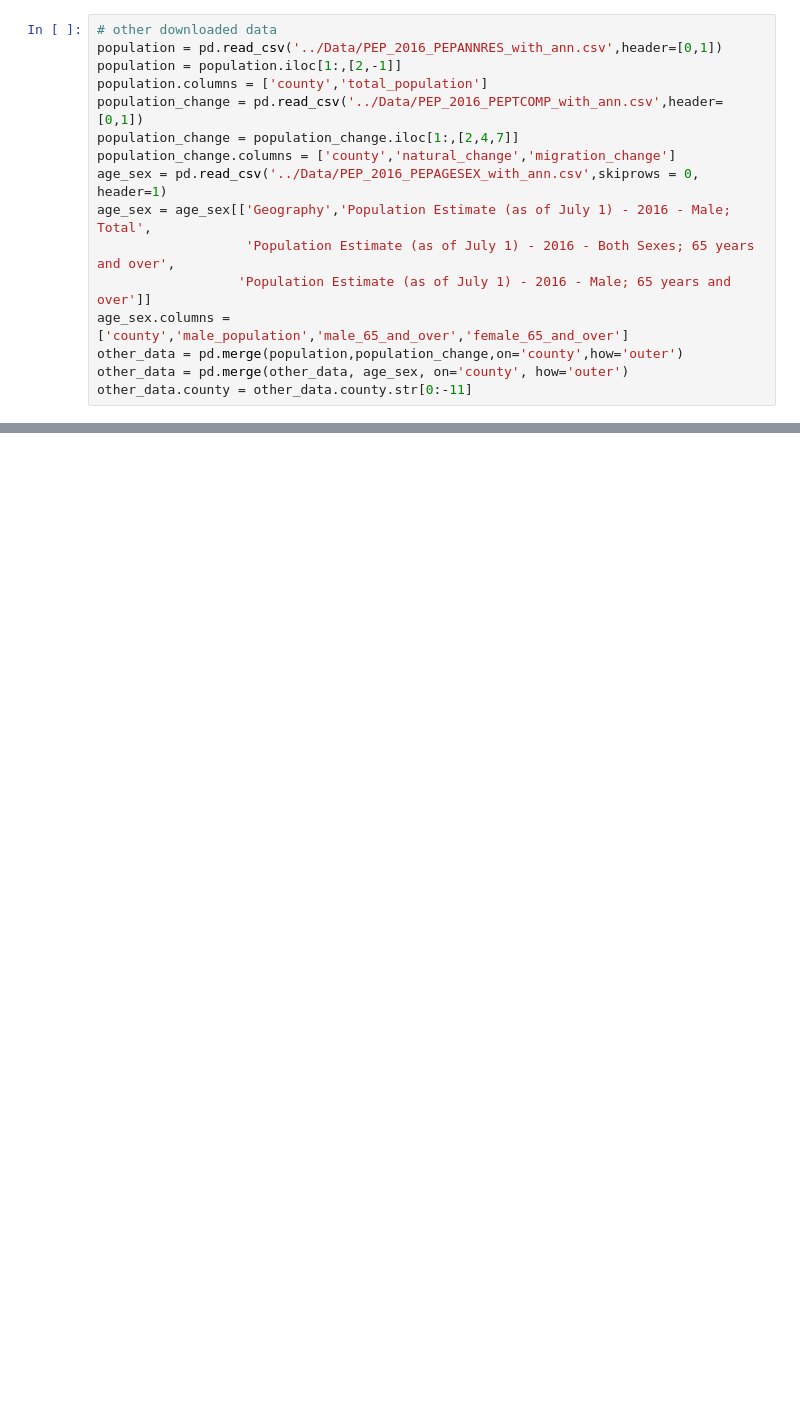
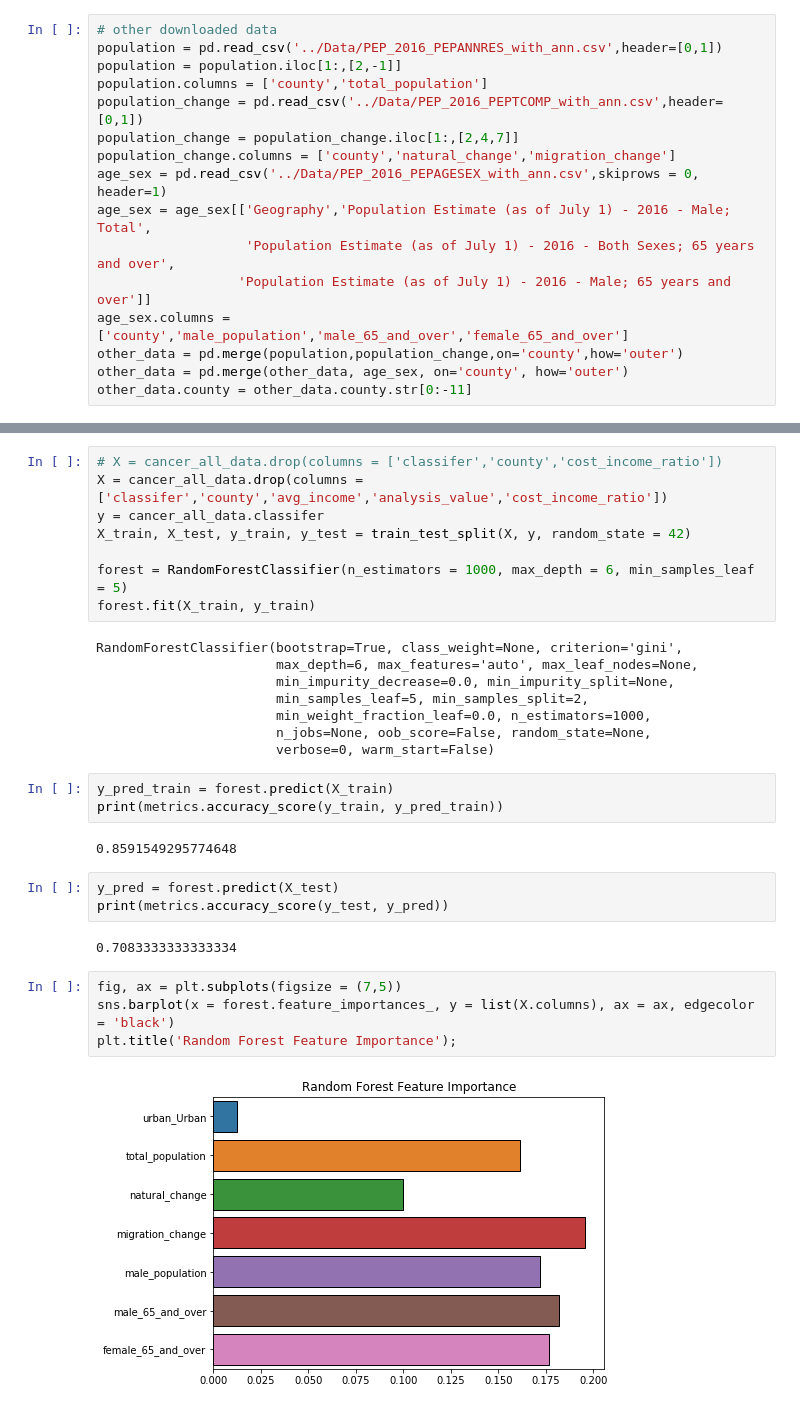
Before and after one commit to yunkaizhang/vanderbilt-data-essentials-cohort-2, a Jupyter notebook: code/YZ_Code_Final_Project.ipynb, the cells around one changed output, grey strips where cells are left out. Drawn from its saved outputs; the diff is of its cells as text; blank space fills up the shorter version.

```diff
--- a/code/YZ_Code_Final_Project.ipynb
+++ b/code/YZ_Code_Final_Project.ipynb
@@ -74,0 +152,32 @@ all_data.head()
+# %%
+# X = cancer_all_data.drop(columns = ['classifer','county','cost_income_ratio'])
+X = cancer_all_data.drop(columns = ['classifer','county','avg_income','analysis_value','cost_income_ratio'])
+y = cancer_all_data.classifer
+X_train, X_test, y_train, y_test = train_test_split(X, y, random_state = 42)
+
+forest = RandomForestClassifier(n_estimators = 1000, max_depth = 6, min_samples_leaf = 5)
+forest.fit(X_train, y_train)
+# %% [output]
+RandomForestClassifier(bootstrap=True, class_weight=None, criterion='gini',
+                       max_depth=6, max_features='auto', max_leaf_nodes=None,
+                       min_impurity_decrease=0.0, min_impurity_split=None,
+                       min_samples_leaf=5, min_samples_split=2,
+                       min_weight_fraction_leaf=0.0, n_estimators=1000,
+                       n_jobs=None, oob_score=False, random_state=None,
+                       verbose=0, warm_start=False)
+# %%
+y_pred_train = forest.predict(X_train)
+print(metrics.accuracy_score(y_train, y_pred_train))
+# %% [output]
+0.8591549295774648
+# %%
+y_pred = forest.predict(X_test)
+print(metrics.accuracy_score(y_test, y_pred))
+# %% [output]
+0.7083333333333334
+# %%
+fig, ax = plt.subplots(figsize = (7,5))
+sns.barplot(x = forest.feature_importances_, y = list(X.columns), ax = ax, edgecolor = 'black')
+plt.title('Random Forest Feature Importance');
+# %% [output]
+[figure, added]
```
Also changed, not shown: parts of 16 cells of this notebook.
